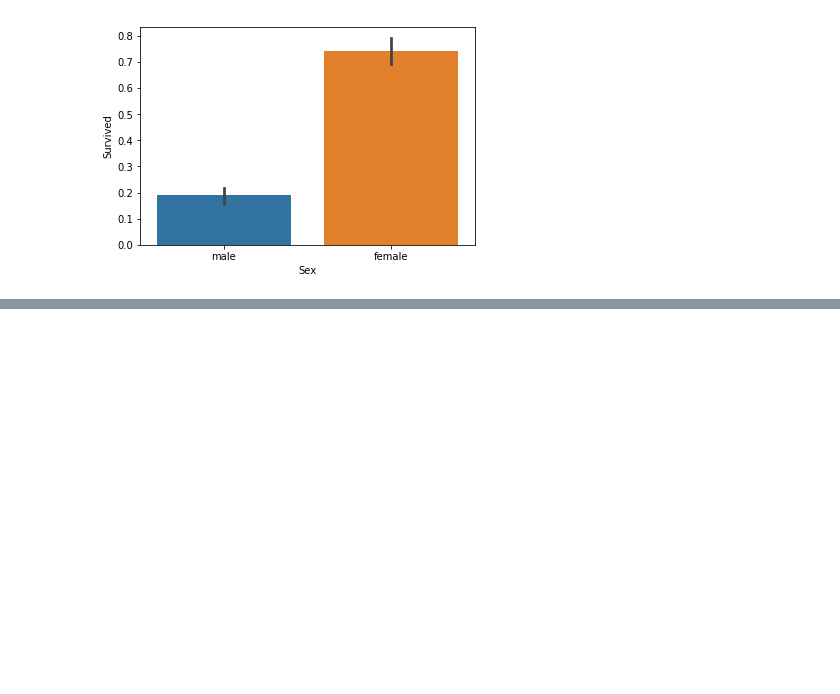
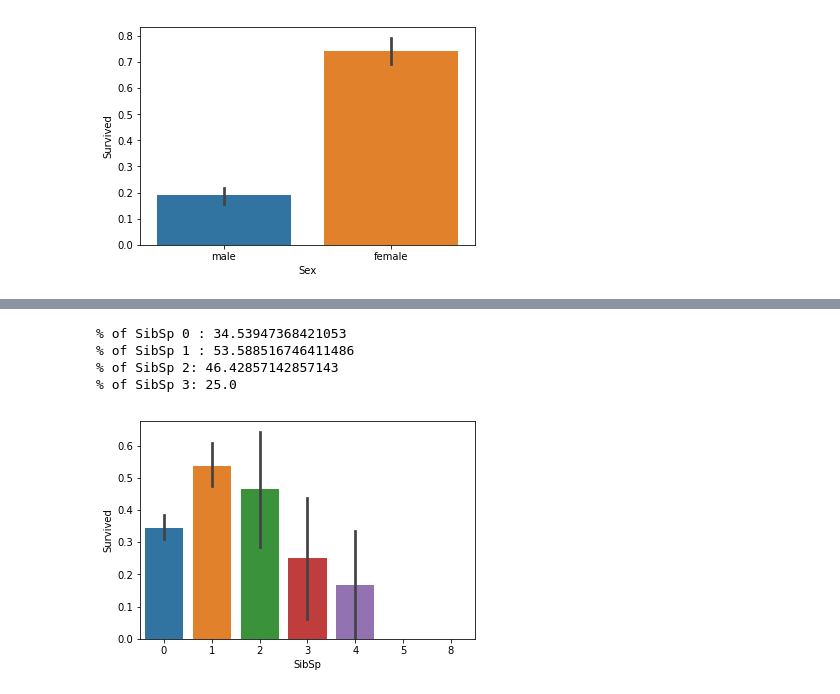
Before and after one commit to innovator-arjun/Titanic-Survival-Prediction, a Jupyter notebook: Titanic-Survival Prediction.ipynb, the cells around one changed output, grey strips where cells are left out. Cells and saved outputs as stored; diff of their text form; code cells hidden in the pictures; blank space fills up the shorter version.

```diff
--- a/Titanic-Survival Prediction.ipynb
+++ b/Titanic-Survival Prediction.ipynb
@@ -104,0 +123,17 @@ Percentage of Male who survived: 18.890814558058924
+# %%
+sns.barplot(x='SibSp',y='Survived',data=tit_train)
+
+print('% of SibSp 0 :',tit_train['Survived'][tit_train['SibSp']==0].value_counts(normalize=True)[1]*100)
+
+print('% of SibSp 1 :',tit_train['Survived'][tit_train['SibSp']==1].value_counts(normalize=True)[1]*100)
+
+print('% of SibSp 2:',tit_train['Survived'][tit_train['SibSp']==2].value_counts(normalize=True)[1]*100)
+
+
+print('% of SibSp 3:',tit_train['Survived'][tit_train['SibSp']==3].value_counts(normalize=True)[1]*100)
+# %% [output]
+% of SibSp 0 : 34.53947368421053
+% of SibSp 1 : 53.588516746411486
+% of SibSp 2: 46.42857142857143
+% of SibSp 3: 25.0
+[figure, added]
```
Also changed, not shown: parts of 4 cells of this notebook.
